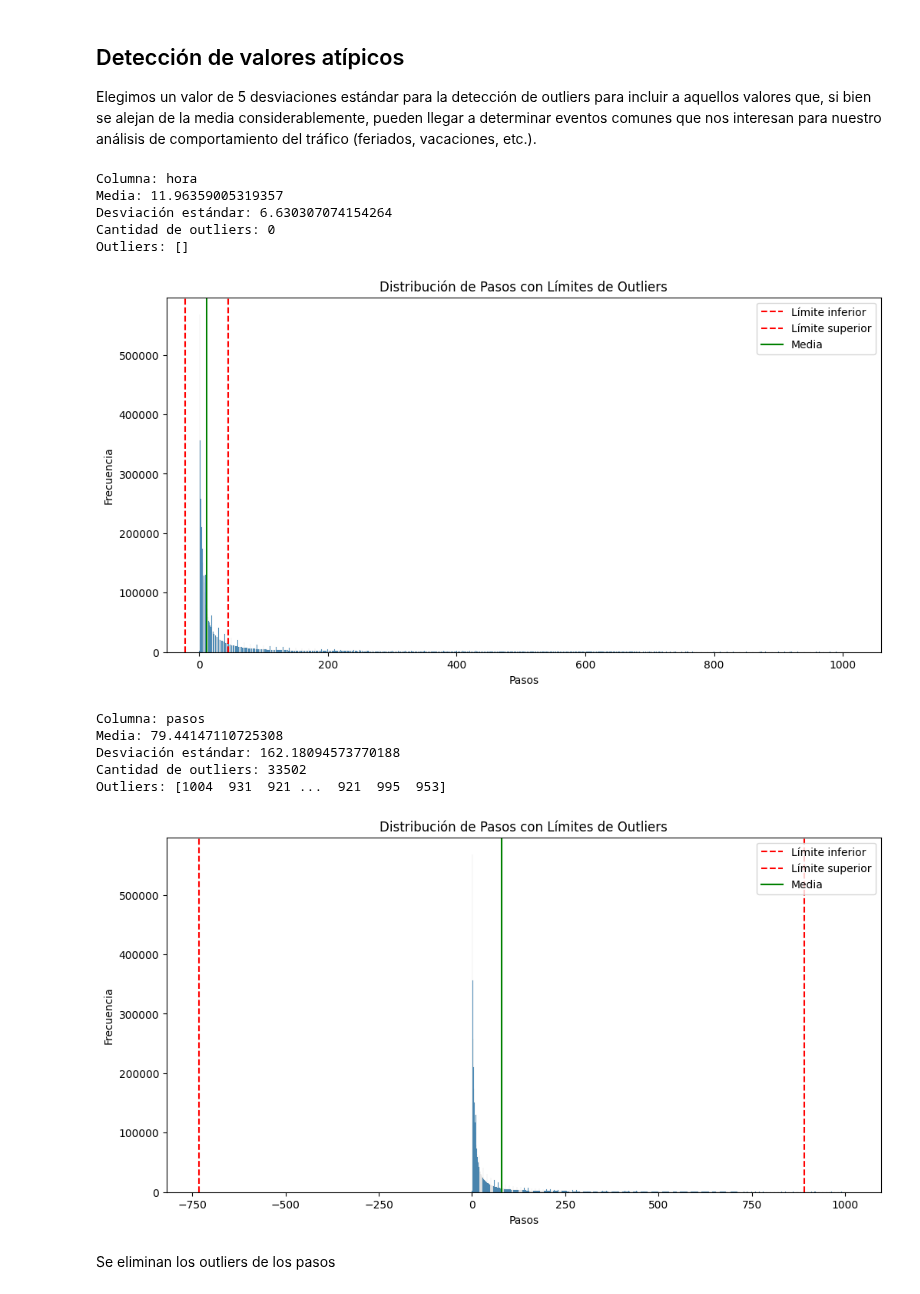
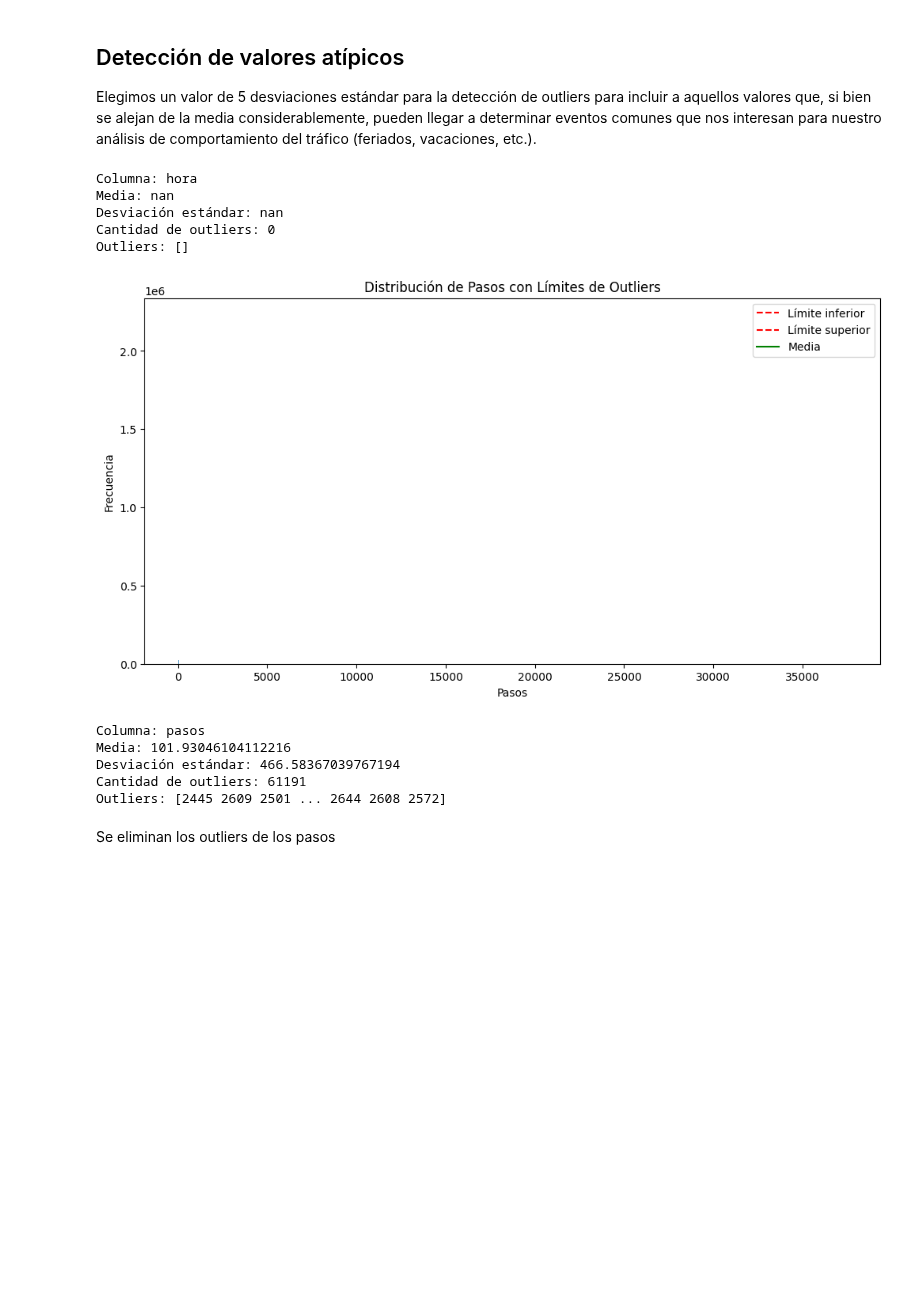
Before and after one commit to GuadiAguilera/TP_CDD, a Jupyter notebook: Entrega_2 (2).ipynb, the cells around one changed output. Saved outputs shown, nothing was run; the diff lists cells and outputs as text; code cells hidden in the pictures; blank space fills up the shorter version.

```diff
--- a/Entrega_2 (2).ipynb
+++ b/Entrega_2 (2).ipynb
@@ -1799,12 +1808,11 @@ dtype: int64
 # %% [markdown]
 En esta instancia, se completó la eliminación de todos los nulos
 # %%
-print(merged_data.info())
-#Agrupación de filas
-# Iteramos sobre el merged_data
-merged_data = merged_data.groupby(
-    ['fecha', 'dia', 'hora', 'id_peaje', 'sentido', 'tipo_vehiculo', 'tipo_cobro'],
-    as_index=False
-)['pasos'].sum()
-merged_data = merged_data.sort_values(by='fecha', ascending=True)
-print(merged_data.info())
+# #Agrupación de filas
+# # Iteramos sobre el merged_data
+# merged_data = merged_data.groupby(
+#     ['fecha', 'dia', 'hora', 'id_peaje', 'sentido', 'tipo_vehiculo', 'tipo_cobro'],
+#     as_index=False
+# )['pasos'].sum()
+# merged_data = merged_data.sort_values(by='fecha', ascending=True)
+# print(merged_data.info())
@@ -1838,13 +1828,16 @@ outliers_list = []
 
 # Itera sobre las columnas y calcula la cantidad de outliers
 for column in numeric_columns:
-
-    mean = merged_data[column].mean()
-    std = merged_data[column].std()
-    threshold = mean + 1 * std
-    outliers_upper = merged_data[column][merged_data[column] > mean + 5 * std]
-    outliers_lower = merged_data[column][merged_data[column] < mean - 5 * std]
-    outliers = pd.concat([outliers_upper, outliers_lower])
+    if column == 'hora':
+        outliers = merged_data[column][(merged_data[column] < 0) | (merged_data[column] > 23)]
+        mean = None
+        std = None
+    else:
+        mean = merged_data[column].mean()
+        std = merged_data[column].std()
+        outliers_upper = merged_data[column][merged_data[column] > mean + 5 * std]
+        outliers_lower = merged_data[column][merged_data[column] < mean - 5 * std]
+        outliers = pd.concat([outliers_upper, outliers_lower])
 
     # Almacena los resultados en la lista
     outliers_list.append({'Columna': column, 'Media': mean, 'Desviacion Estandar': std, 'Cantidad Outliers': len(outliers), 'Outliers': outliers.values})
@@ -1864,42 +1857,41 @@ for _, row in outliers_info.iterrows():
     # Creamos la figura y los ejes
     fig, ax = plt.subplots(figsize=(12, 6))
 
     # Graficamos la distribución de los datos
     sns.histplot(merged_data['pasos'], kde=False, ax=ax)
 
     # Calculamos los límites de los outliers para la columna actual
     mean = row['Media']
     std = row['Desviacion Estandar']
     outliers_lower = mean - 5 * std
     outliers_upper = mean + 5 * std
 
     # Añadimos líneas verticales para los límites de los outliers
     ax.axvline(outliers_lower, color='r', linestyle='--', label='Límite inferior')
     ax.axvline(outliers_upper, color='r', linestyle='--', label='Límite superior')
 
     # Añadimos una línea vertical para la media
     ax.axvline(row['Media'], color='g', linestyle='-', label='Media')
 
     # Configuramos el título y las etiquetas
     ax.set_title('Distribución de Pasos con Límites de Outliers')
     ax.set_xlabel('Pasos')
     ax.set_ylabel('Frecuencia')
 
     ax.legend()
     plt.show()
 # %% [output]
 Columna: hora
-Media: 11.96359005319357
-Desviación estándar: 6.630307074154264
+Media: nan
+Desviación estándar: nan
 Cantidad de outliers: 0
 Outliers: []
-[figure, old version]
+[figure, new version]
 Columna: pasos
-Media: 79.44147110725308
-Desviación estándar: 162.18094573770188
-Cantidad de outliers: 33502
-Outliers: [1004  931  921 ...  921  995  953]
+Media: 101.93046104112216
+Desviación estándar: 466.58367039767194
+Cantidad de outliers: 61191
+Outliers: [2445 2609 2501 ... 2644 2608 2572]
-[figure, removed]
 # %% [markdown]
 Se eliminan los outliers de los pasos
 # %%
```
Also changed, not shown: parts of 22 cells of this notebook.
